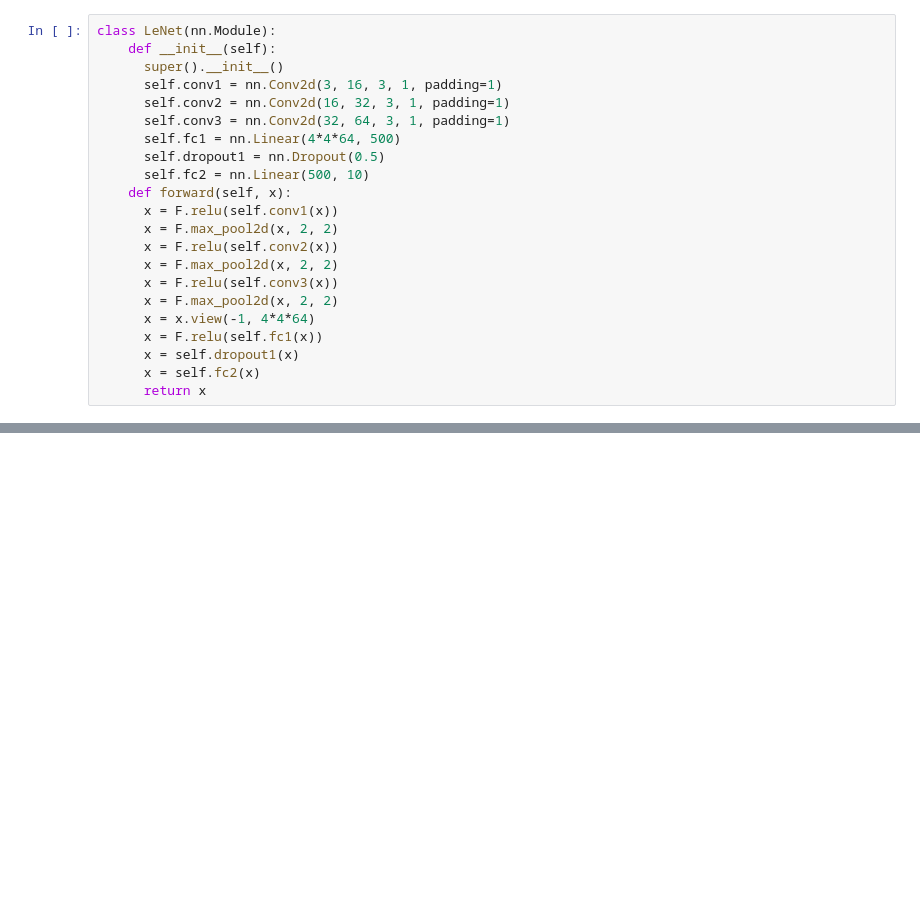
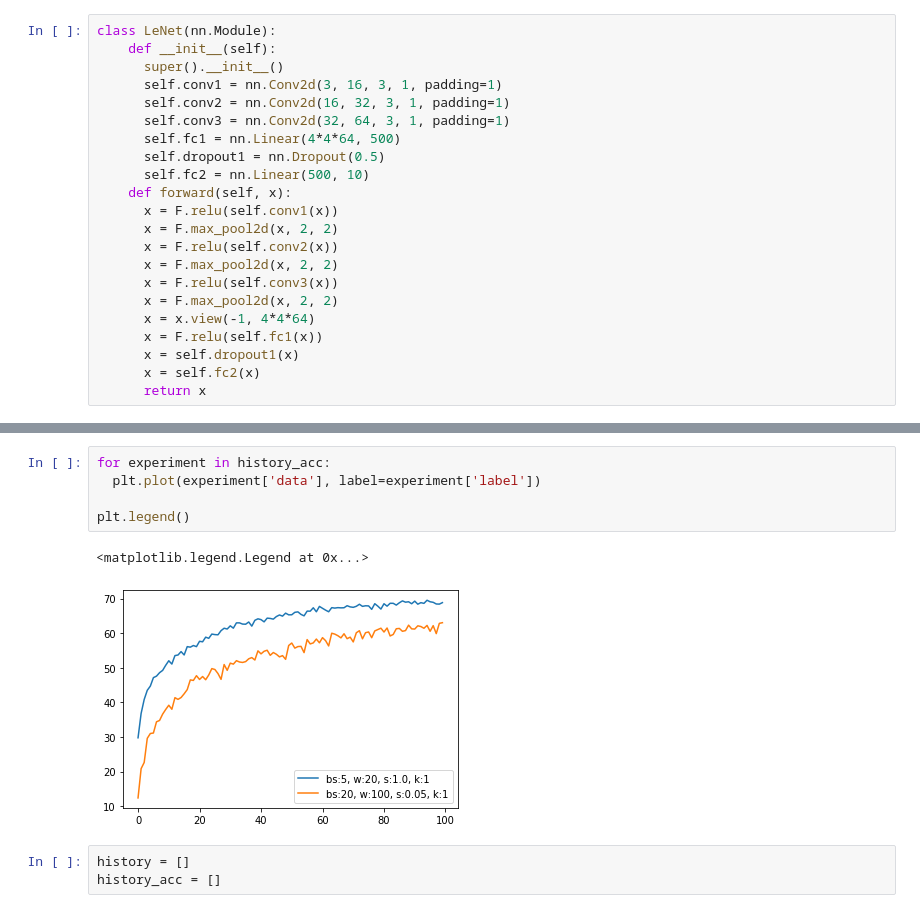
Before and after one commit to lfbarba/Project1, a Jupyter notebook: CIFAR_10_averaged_delayed_gradients.ipynb, the cells around one changed output, grey strips where cells are left out. Saved outputs shown, nothing was run; the diff lists cells and outputs as text; blank space fills up the shorter version.

```diff
--- a/CIFAR_10_averaged_delayed_gradients.ipynb
+++ b/CIFAR_10_averaged_delayed_gradients.ipynb
@@ -271,0 +316,11 @@ plt.legend()
+# %%
+for experiment in history_acc:
+  plt.plot(experiment['data'], label=experiment['label'])
+
+plt.legend()
+# %% [output]
+<matplotlib.legend.Legend at 0x...>
+[figure, added]
+# %%
+history = []
+history_acc = []
```
Also changed, not shown: parts of 13 cells of this notebook.
